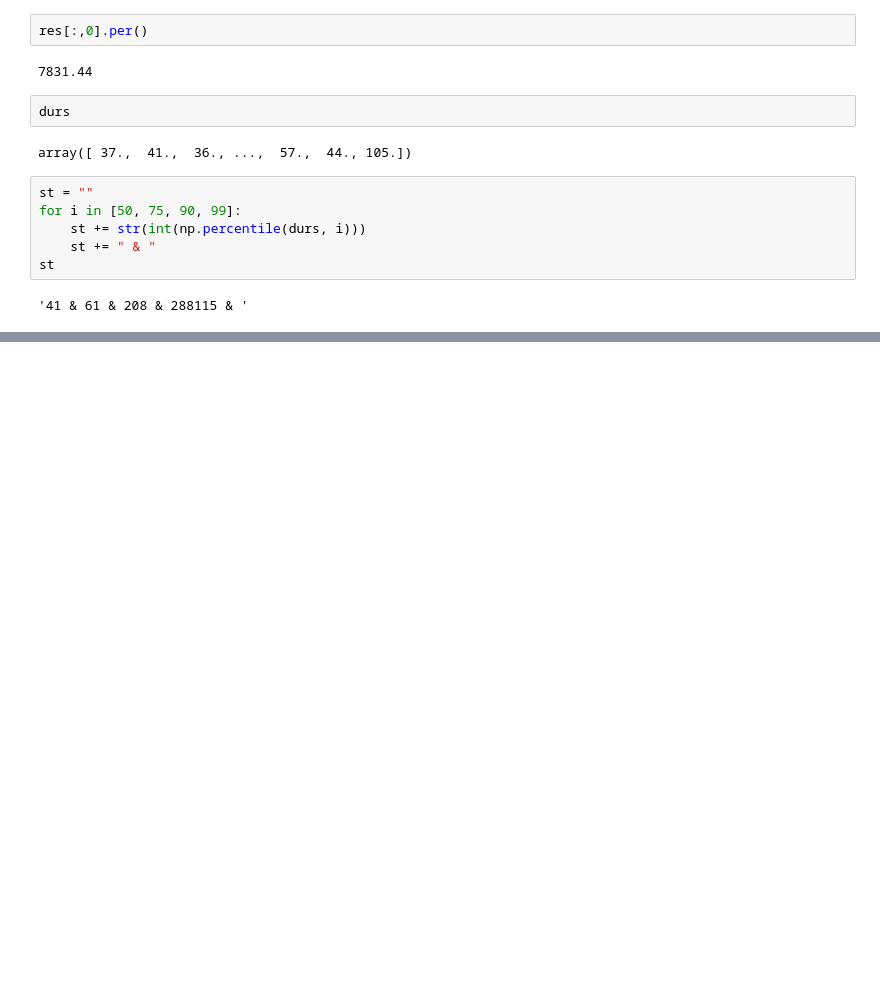
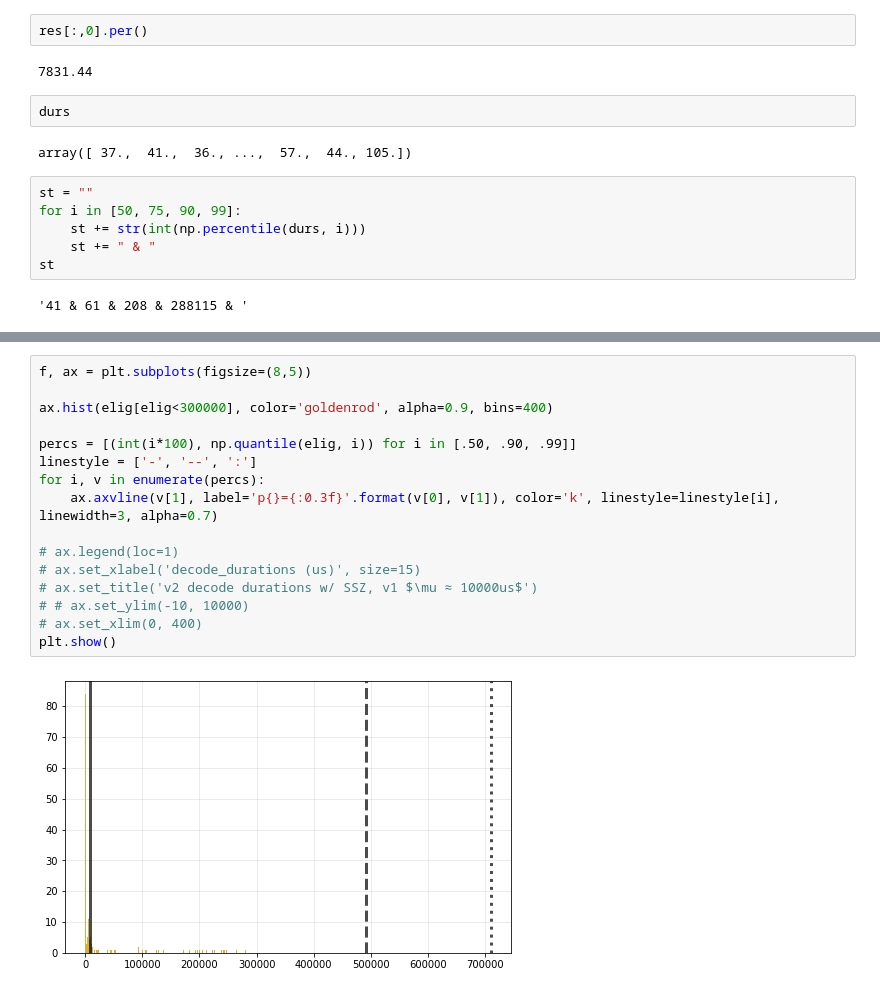
Before and after one commit to michaelneuder/relay-data, a Jupyter notebook: rsy/v2.ipynb, the cells around one changed output, grey strips where cells are left out. Drawn from its saved outputs; the diff is of its cells as text; blank space fills up the shorter version.

```diff
--- a/rsy/v2.ipynb
+++ b/rsy/v2.ipynb
@@ -94,0 +118,18 @@ st
+# %%
+f, ax = plt.subplots(figsize=(8,5))
+
+ax.hist(elig[elig<300000], color='goldenrod', alpha=0.9, bins=400)
+
+percs = [(int(i*100), np.quantile(elig, i)) for i in [.50, .90, .99]]
+linestyle = ['-', '--', ':']
+for i, v in enumerate(percs):
+    ax.axvline(v[1], label='p{}={:0.3f}'.format(v[0], v[1]), color='k', linestyle=linestyle[i], linewidth=3, alpha=0.7)
+
+# ax.legend(loc=1)
+# ax.set_xlabel('decode_durations (us)', size=15)
+# ax.set_title('v2 decode durations w/ SSZ, v1 $\mu ≈ 10000us$')
+# # ax.set_ylim(-10, 10000)
+# ax.set_xlim(0, 400)
+plt.show()
+# %% [output]
+[figure, added]
```
Also changed, not shown: parts of 3 cells of this notebook.
